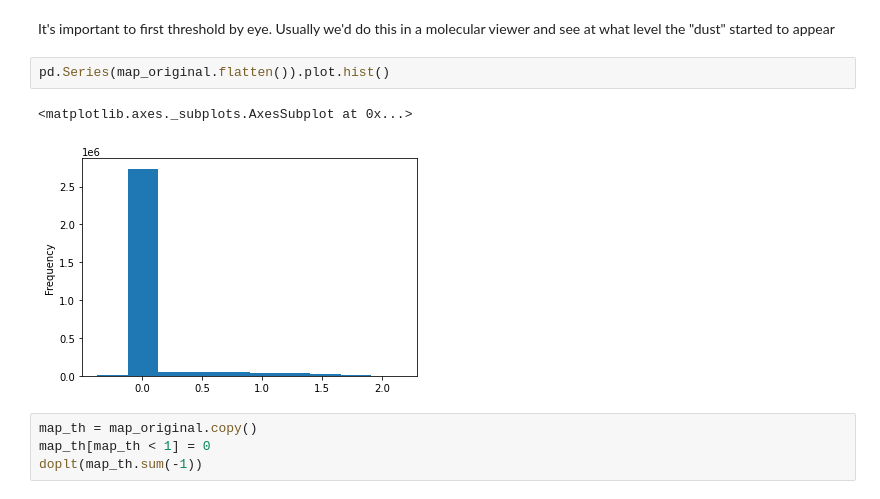
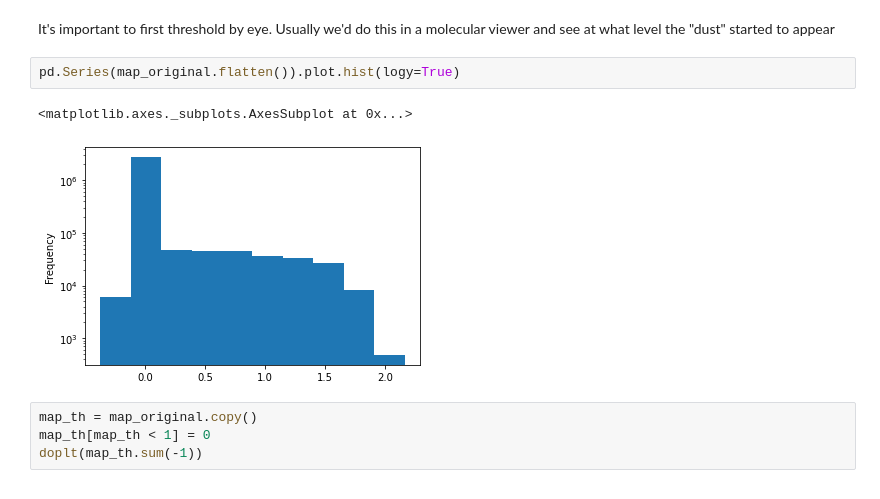
Before and after one commit to geoffwoollard/learn_cryoem_math, a Jupyter notebook: nb/topology_representing_networks_minimal.ipynb, the cells around one changed output. Drawn from its saved outputs; the diff is of its cells as text.

```diff
--- a/nb/topology_representing_networks_minimal.ipynb
+++ b/nb/topology_representing_networks_minimal.ipynb
@@ -90,10 +95,10 @@ doplt(map_original.sum(-1))
 # %% [markdown]
 It's important to first threshold by eye. Usually we'd do this in a molecular viewer and see at what level the "dust" started to appear
 # %%
-pd.Series(map_original.flatten()).plot.hist()
+pd.Series(map_original.flatten()).plot.hist(logy=True)
 # %% [output]
 <matplotlib.axes._subplots.AxesSubplot at 0x...>
-[figure, old version]
+[figure, new version]
 # %%
 map_th = map_original.copy()
 map_th[map_th < 1] = 0
```
Also changed, not shown: parts of 8 cells of this notebook.
